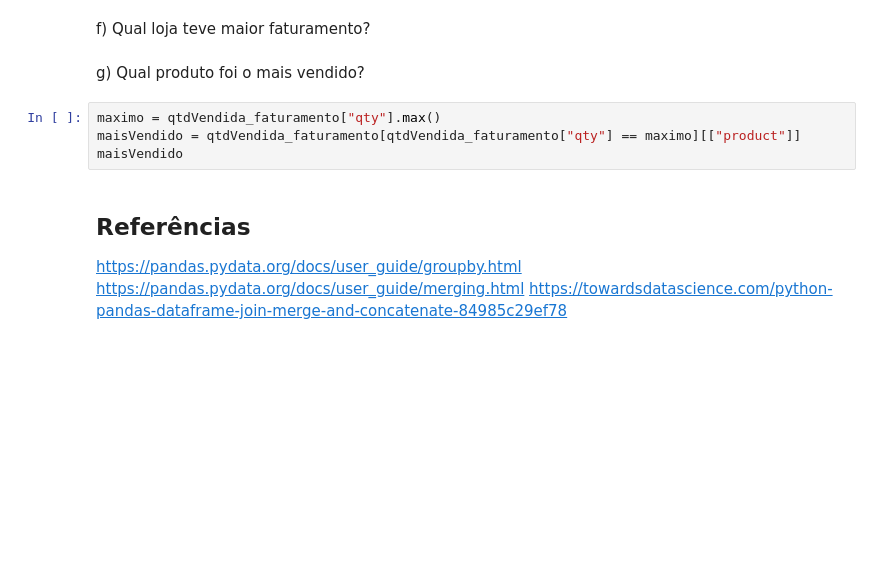
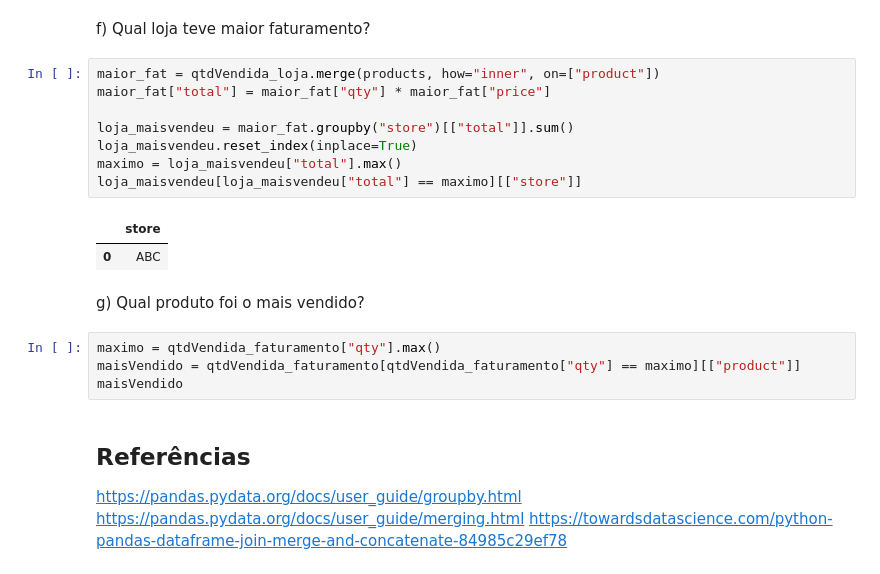
Before and after one commit to patriciacatandi/Lets_Code_Alunos, a Jupyter notebook: 02_Ferramentas_Programação/03_Pandas/Aula_4_-_Groupby_Merge.ipynb, the cells around one changed output. Saved outputs shown, nothing was run; the diff lists cells and outputs as text; blank space fills up the shorter version.

```diff
--- a/02_Ferramentas_Programação/03_Pandas/Aula_4_-_Groupby_Merge.ipynb
+++ b/02_Ferramentas_Programação/03_Pandas/Aula_4_-_Groupby_Merge.ipynb
@@ -472,5 +499,16 @@ qtdVendida_loja
 # %% [markdown]
 f) Qual loja teve maior faturamento?
+# %%
+maior_fat = qtdVendida_loja.merge(products, how="inner", on=["product"])
+maior_fat["total"] = maior_fat["qty"] * maior_fat["price"]
+
+loja_maisvendeu = maior_fat.groupby("store")[["total"]].sum()
+loja_maisvendeu.reset_index(inplace=True)
+maximo = loja_maisvendeu["total"].max()
+loja_maisvendeu[loja_maisvendeu["total"] == maximo][["store"]]
+# %% [output]
+|  | store |
+| 0 | ABC |
 # %% [markdown]
 g) Qual produto foi o mais vendido?
 # %%
```
Also changed, not shown: parts of 5 cells of this notebook.
